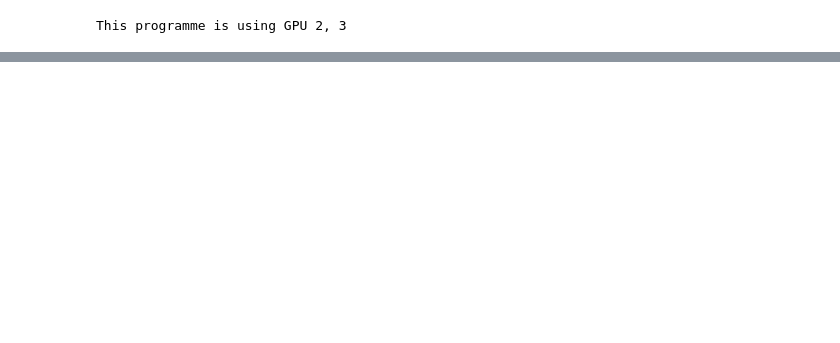
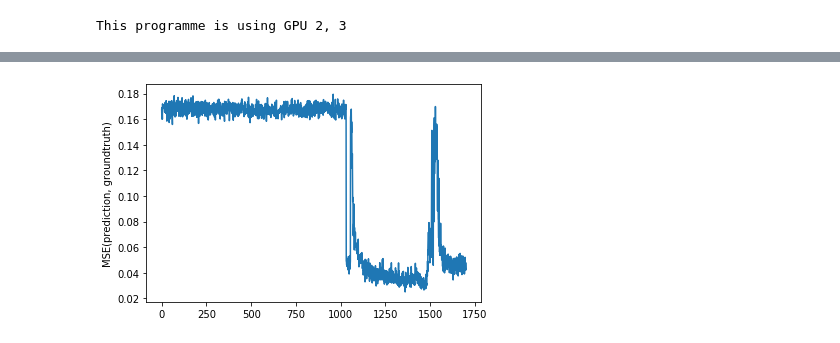
Before and after one commit to martin-ev/2DSceneRelighting, a Jupyter notebook: Experiment-AnOtherSwapNet-Resize128.ipynb, the cells around one changed output, grey strips where cells are left out. Cells and saved outputs as stored; diff of their text form; code cells hidden in the pictures; blank space fills up the shorter version.

```diff
--- a/Experiment-AnOtherSwapNet-Resize128.ipynb
+++ b/Experiment-AnOtherSwapNet-Resize128.ipynb
@@ -150,0 +288,7 @@ target tensor(45)
+# %%
+#the strange things in the middle (~1050) should not be there, it is my fault
+plt.plot(loss_history1[:1031]+loss_history1[1091:])
+plt.ylabel('MSE(prediction, groundtruth)')
+plt.show()
+# %% [output]
+[figure, added]
```
Also changed, not shown: parts of 12 cells of this notebook, 1 other file.
